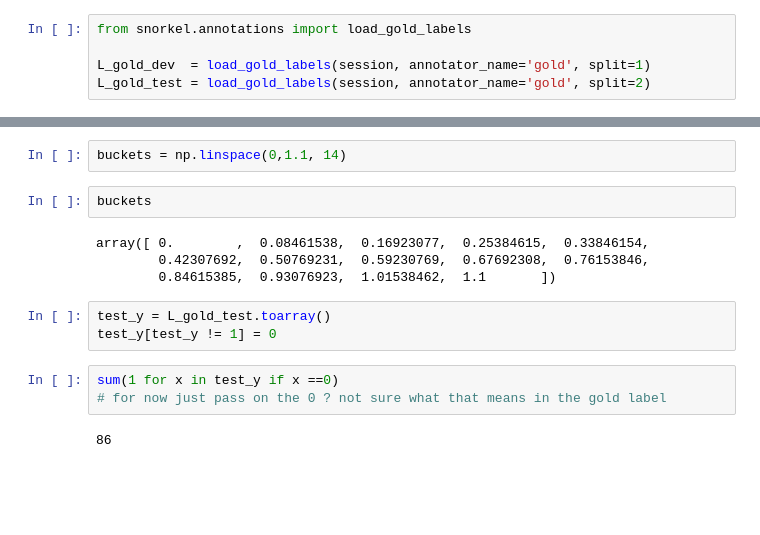
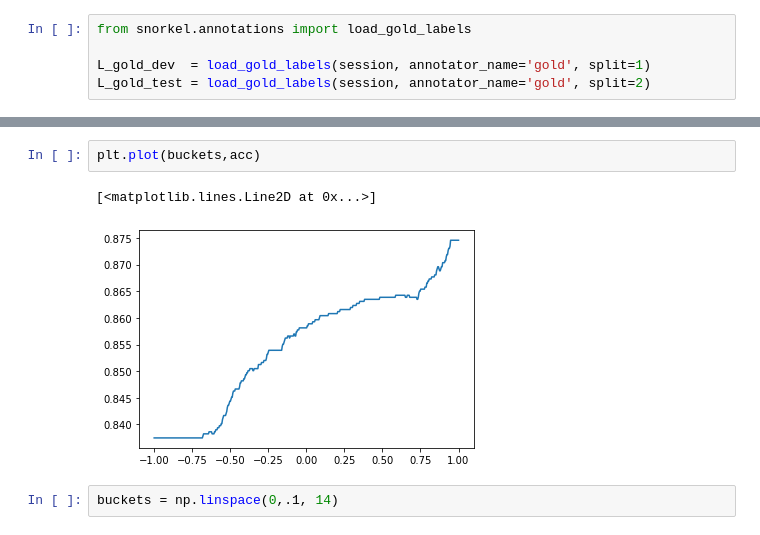
Before and after one commit to cperreault11/snorkel-extraction, a Jupyter notebook: tutorials/intro/GP ideas.ipynb, the cells around one changed output, grey strips where cells are left out. Cells and saved outputs as stored; diff of their text form; blank space fills up the shorter version.

```diff
--- a/tutorials/intro/GP ideas.ipynb
+++ b/tutorials/intro/GP ideas.ipynb
@@ -98,17 +176,8 @@ uncertainty_h.var()
+# %%
+plt.plot(buckets,acc)
+# %% [output]
+[<matplotlib.lines.Line2D at 0x...>]
+[figure, added]
 # %%
-buckets = np.linspace(0,1.1, 14)
+buckets = np.linspace(0,.1, 14)
-# %%
-buckets
-# %% [output]
-array([ 0.        ,  0.08461538,  0.16923077,  0.25384615,  0.33846154,
-        0.42307692,  0.50769231,  0.59230769,  0.67692308,  0.76153846,
-        0.84615385,  0.93076923,  1.01538462,  1.1       ])
-# %%
-test_y = L_gold_test.toarray()
-test_y[test_y != 1] = 0
-# %%
-sum(1 for x in test_y if x ==0)
-# for now just pass on the 0 ? not sure what that means in the gold label
-# %% [output]
-86
 # %%
```
Also changed, not shown: parts of 38 cells of this notebook, 10 other files.
